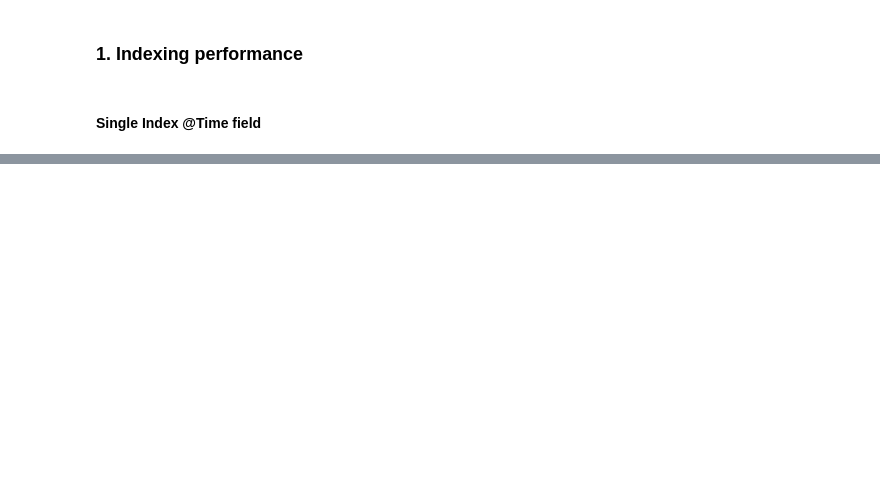
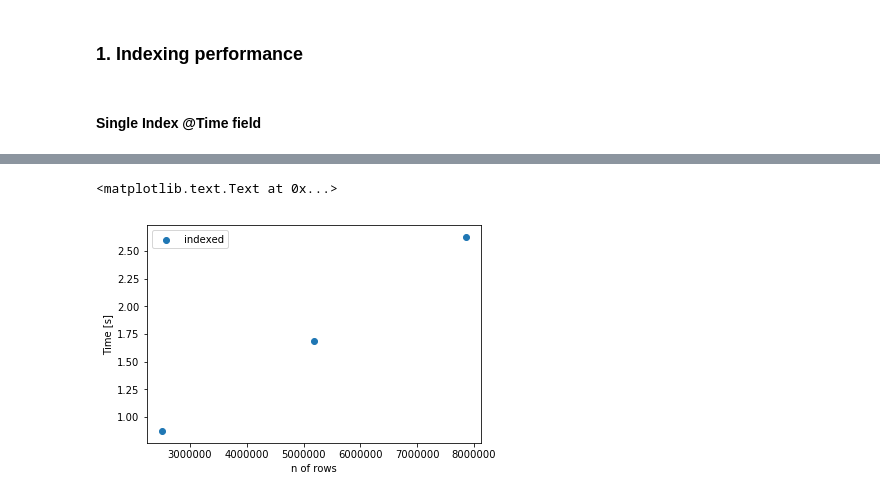
Before and after one commit to lch1000m/Code_Snippets, a Jupyter notebook: database/mongodb/MongoDB.ipynb, the cells around one changed output, grey strips where cells are left out. Cells and saved outputs as stored; diff of their text form; code cells hidden in the pictures; blank space fills up the shorter version.

```diff
--- a/database/mongodb/MongoDB.ipynb
+++ b/database/mongodb/MongoDB.ipynb
@@ -176,0 +233,20 @@ query_size : 786,2401
+# %%
+sample_size = np.array([2505601,5184001,7862401])
+
+indexed_time = np.array([0.87,1.69,2.63])
+nonindexed_time = np.array([41.99,40.66,42.9])
+
+io_indexed_time = np.array([47.26,94.72,146.26])
+io_nonindexed_time = np.array([86.76,129.43,176.4])
+# %%
+plt.scatter(sample_size, indexed_time, label='indexed')
+# plt.scatter(sample_size, nonindexed_time, label='non-indexed')
+
+# plt.plot(users, time/users, label='normalizing time', color='r')
+
+plt.legend()
+plt.xlabel('n of rows')
+plt.ylabel('Time [s]')
+# %% [output]
+<matplotlib.text.Text at 0x...>
+[figure, added]
```
Also changed, not shown: parts of 58 cells of this notebook, 4 other files.
